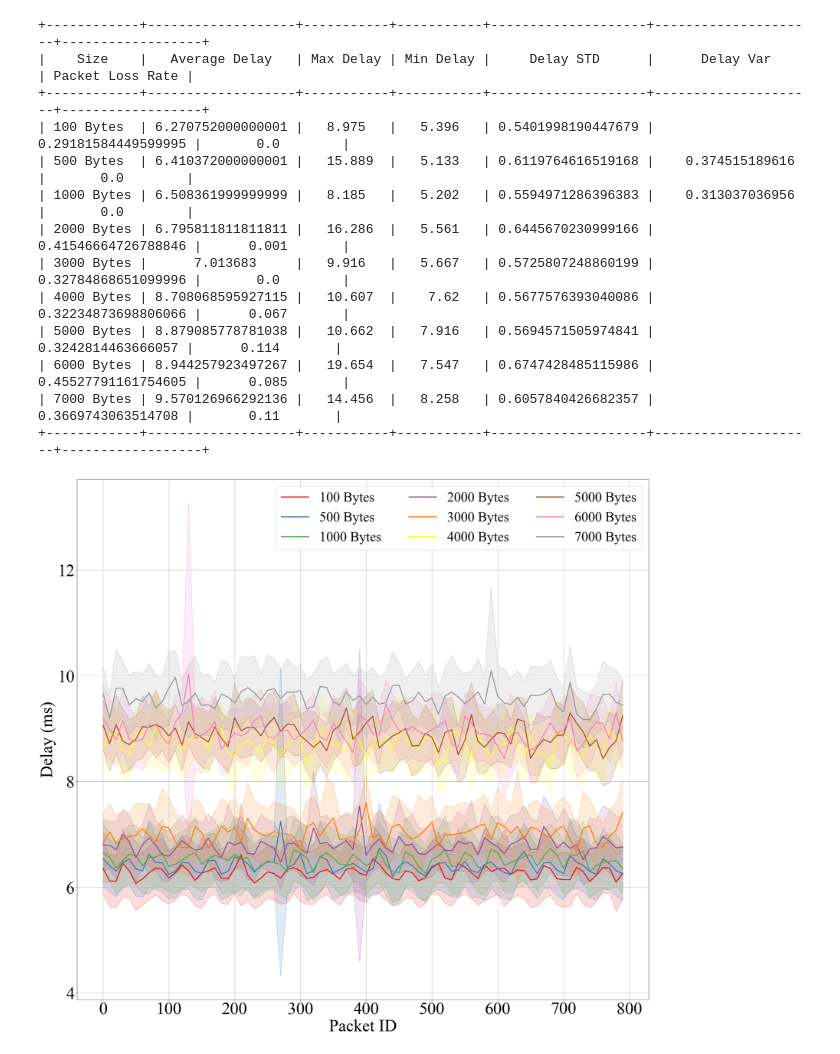
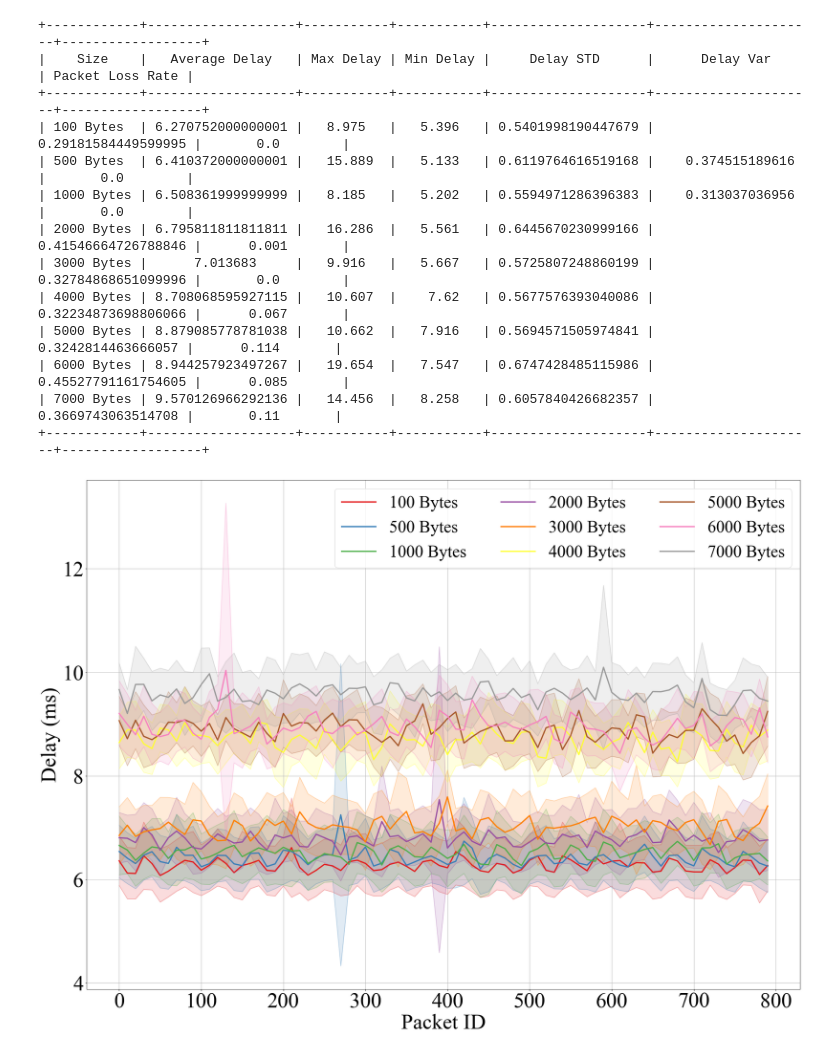
Before and after one commit to neardws/C-V2X-End-to-End-Delay-Analysis, a Jupyter notebook: main.ipynb, the cells around one changed output. Drawn from its saved outputs; the diff is of its cells as text; code cells hidden in the pictures.

```diff
--- a/main.ipynb
+++ b/main.ipynb
@@ -114,7 +114,7 @@ markers = ['*', 'd', 's', '^', 'o', 'P', 'X', 'D', 'v']
 font_size = 50
 legend_size = 40
 markersize = 10
-plt.figure(figsize=(30, 28))
+plt.figure(figsize=(30, 22))
 plt.rcParams['font.family'] = 'Times New Roman'  # 设置字体
 
 epoch_index = []
@@ -131,31 +131,31 @@ max_num = 800
 # draw_one_result(plt, epoch_index, np.array(delays[i]), ranges, max_num, colors[i:i+2], line_label=labels[i])
 # i = 6
 # draw_one_result(plt, epoch_index, np.array(delays[i]), ranges, max_num, colors[i:i+2], line_label=labels[i])
 for i in range(len(delays)):
     draw_one_result(plt, epoch_index, np.array(delays[i]), ranges, max_num, colors[i], line_label=labels[i])
     # plt.plot(range(len(delays[i])), delays[i], 'o', marker=markers[i], markersize=markersize, color=colors[i], alpha=0.5, label=labels[i])
 
 plt.tick_params(labelsize=font_size)        # 设置坐标轴上刻度的字体大小
 # plt.ylim(5, 15)
 # plt.xlim(0,1000)
 plt.grid()
 plt.legend(loc=0, fontsize = legend_size, ncol=3)     # 显示图例，loc=0表示图例会根据图片情况自动摆放
 plt.xlabel("Packet ID", fontsize=font_size)  # 横坐标名字
 plt.ylabel("Delay (ms)", fontsize=font_size)  # 纵坐标名字
 plt.savefig("Fig-delays.pdf", bbox_inches='tight')
 plt.show()
 # %% [output]
 +------------+-------------------+-----------+-----------+--------------------+---------------------+------------------+
 |    Size    |   Average Delay   | Max Delay | Min Delay |     Delay STD      |      Delay Var      | Packet Loss Rate |
 +------------+-------------------+-----------+-----------+--------------------+---------------------+------------------+
 | 100 Bytes  | 6.270752000000001 |   8.975   |   5.396   | 0.5401998190447679 | 0.29181584449599995 |       0.0        |
 | 500 Bytes  | 6.410372000000001 |   15.889  |   5.133   | 0.6119764616519168 |    0.374515189616   |       0.0        |
 | 1000 Bytes | 6.508361999999999 |   8.185   |   5.202   | 0.5594971286396383 |    0.313037036956   |       0.0        |
 | 2000 Bytes | 6.795811811811811 |   16.286  |   5.561   | 0.6445670230999166 | 0.41546664726788846 |      0.001       |
 | 3000 Bytes |      7.013683     |   9.916   |   5.667   | 0.5725807248860199 | 0.32784868651099996 |       0.0        |
 | 4000 Bytes | 8.708068595927115 |   10.607  |    7.62   | 0.5677576393040086 | 0.32234873698806066 |      0.067       |
 | 5000 Bytes | 8.879085778781038 |   10.662  |   7.916   | 0.5694571505974841 |  0.3242814463666057 |      0.114       |
 | 6000 Bytes | 8.944257923497267 |   19.654  |   7.547   | 0.6747428485115986 | 0.45527791161754605 |      0.085       |
 | 7000 Bytes | 9.570126966292136 |   14.456  |   8.258   | 0.6057840426682357 |  0.3669743063514708 |       0.11       |
 +------------+-------------------+-----------+-----------+--------------------+---------------------+------------------+
-[figure, old version]
+[figure, new version]
```
Also changed, not shown: 1 other file.
